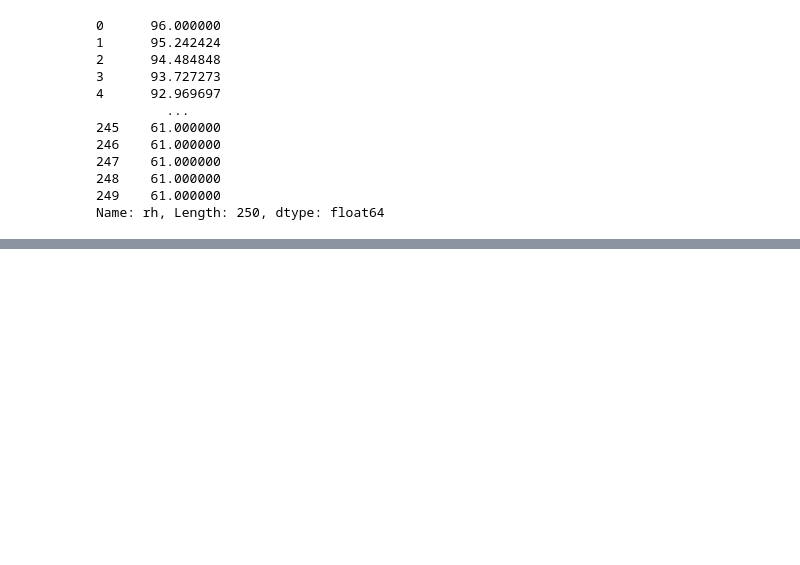
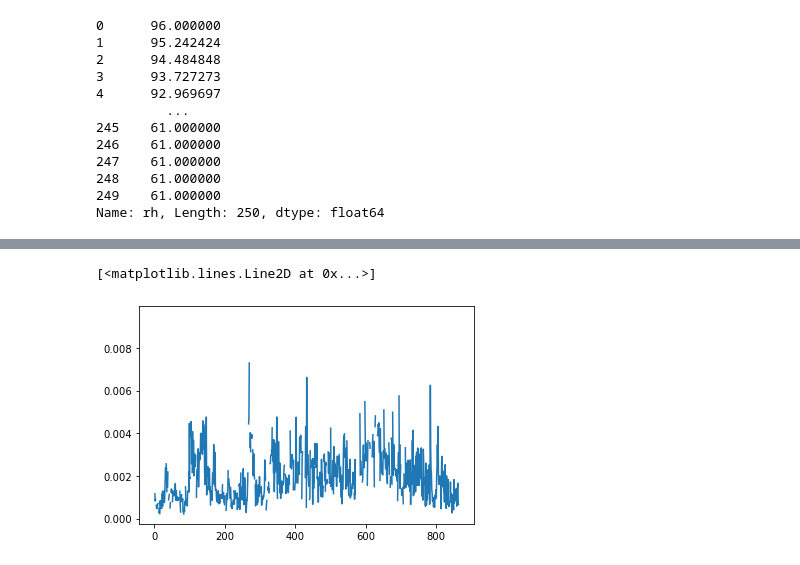
Before and after one commit to arunissun/visualization-of-climate-data-, a Jupyter notebook: ustar,tke.ipynb, the cells around one changed output, grey strips where cells are left out. Cells and saved outputs as stored; diff of their text form; code cells hidden in the pictures; blank space fills up the shorter version.

```diff
--- a/ustar,tke.ipynb
+++ b/ustar,tke.ipynb
@@ -265,0 +338,36 @@ Name: rh, Length: 250, dtype: float64
+# %%
+x1 = tau_jan1['TIMESTAMP'].values - np.timedelta64(2, 'h')
+x2 = tau_feb1['TIMESTAMP'].values - np.timedelta64(2, 'h')
+x3 = tau_nov1['TIMESTAMP'].values - np.timedelta64(2, 'h')
+x4 = tau_feb1a['TIMESTAMP'].values - np.timedelta64(2,'h')
+
+#y = tau_jan2['TIMESTAMP'].values - np.timedelta64(1, 'h')
+tau_jan1['TIMESTAMP'] = x1
+tau_feb1['TIMESTAMP'] = x2
+tau_nov1['TIMESTAMP'] = x3
+tau_feb1a['TIMESTAMP'] = x4
+# %%
+tau_nov = pd.merge(flux_30_tk3, tau_nov1,on='TIMESTAMP', how = 'left')
+tau_nov = pd.merge(tau_nov, df1min,on='TIMESTAMP', how = 'left')
+# %%
+def filtering(df, column):
+    x1 = []
+    for i in range(len(df.index)):
+        if df[column][i] <= -9999:
+            x1.append(float('nan'))
+        else:
+            x1.append(df[column][i])
+    return x1
+
+tau_nov['ustar_30m'] = filtering(tau_nov,'ustar[m/s]     ')
+tau_nov['tref_30m'] = filtering(tau_nov,'T_ref[degC]    ')
+tau_nov['pref_30m'] = filtering(tau_nov,'p_ref[hPa]     ')
+# %%
+temp = tau_nov['T_ref[degC]    ']
+temp_kelvin = tau_nov['T_ref[degC]    '] + 273.15
+es = 6.11 * (10**((7.5 * temp)/ (237.3 + temp)))
+e = (es * tau_nov['rh_Avg(1)'])/100
+q =(0.622 * e) / (tau_nov['pref_30m'] - (0.378 * e))
+tv = temp_kelvin * (1 + (0.608 * q))
+density = tau_nov['pref_30m']/ (287 * tv)
+tau2 = tau_nov['ustar_30m'] * density
@@ -265,0 +379,5 @@ Name: rh, Length: 250, dtype: float64
+# %%
+plt.plot(tau2)
+# %% [output]
+[<matplotlib.lines.Line2D at 0x...>]
+[figure, added]
```
Also changed, not shown: parts of 15 cells of this notebook, 5 other files.
